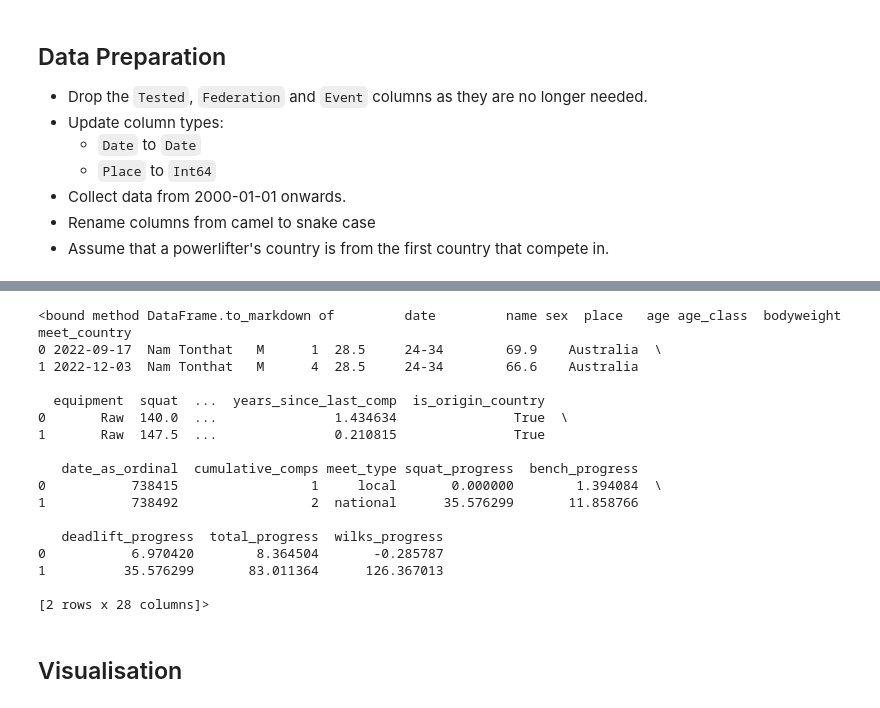
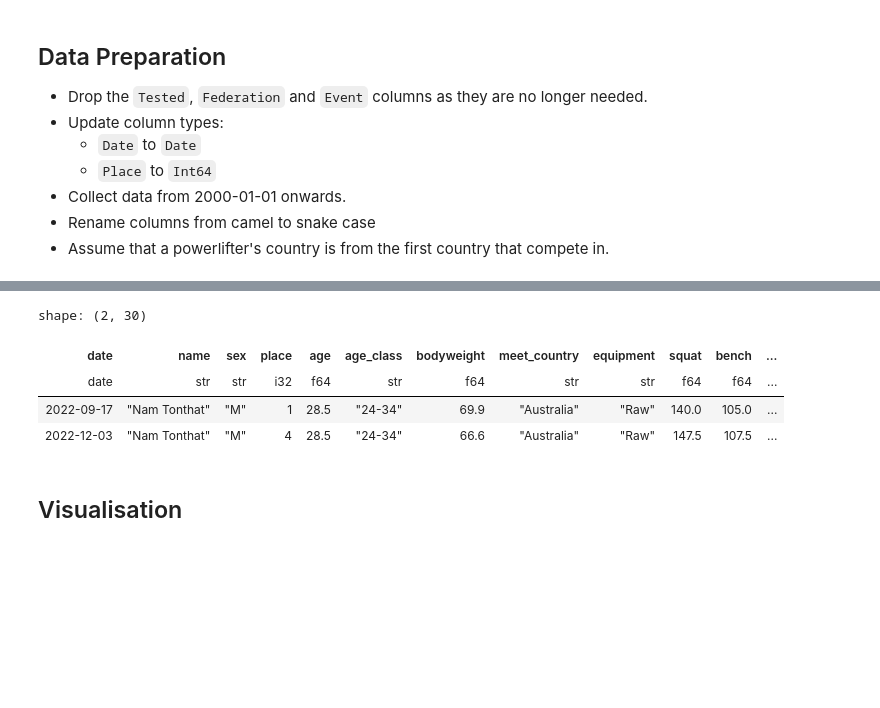
Before and after one commit to namtonthat/powerlifting-ml-progress, a Jupyter notebook: notebooks/etl.ipynb, the cells around one changed output, grey strips where cells are left out. Cells and saved outputs as stored; diff of their text form; code cells hidden in the pictures; blank space fills up the shorter version.

```diff
--- a/notebooks/etl.ipynb
+++ b/notebooks/etl.ipynb
@@ -166,24 +196,11 @@ fe_df = fe_df.with_columns(
 # %%
-jp_df = fe_df.filter(pl.col('name').is_in(["Nam Tonthat"]))
-jp_df.to_pandas().to_markdown
+fe_df.filter(pl.col('name').is_in(["Nam Tonthat"]))
 # %% [output]
-<bound method DataFrame.to_markdown of         date         name sex  place   age age_class  bodyweight meet_country
-0 2022-09-17  Nam Tonthat   M      1  28.5     24-34        69.9    Australia  \
-1 2022-12-03  Nam Tonthat   M      4  28.5     24-34        66.6    Australia
-
-  equipment  squat  ...  years_since_last_comp  is_origin_country
-0       Raw  140.0  ...               1.434634               True  \
-1       Raw  147.5  ...               0.210815               True
-
-   date_as_ordinal  cumulative_comps meet_type squat_progress  bench_progress
-0           738415                 1     local       0.000000        1.394084  \
-1           738492                 2  national      35.576299       11.858766
-
-   deadlift_progress  total_progress  wilks_progress
-0           6.970420        8.364504       -0.285787
-1          35.576299       83.011364      126.367013
-
-[2 rows x 28 columns]>
+shape: (2, 30)
+| date | name | sex | place | age | age_class | bodyweight | meet_country | equipment | squat | bench | ... |
+| date | str | str | i32 | f64 | str | f64 | str | str | f64 | f64 | ... |
+| 2022-09-17 | "Nam Tonthat" | "M" | 1 | 28.5 | "24-34" | 69.9 | "Australia" | "Raw" | 140.0 | 105.0 | ... |
+| 2022-12-03 | "Nam Tonthat" | "M" | 4 | 28.5 | "24-34" | 66.6 | "Australia" | "Raw" | 147.5 | 107.5 | ... |
 # %% [markdown]
 ## Visualisation
 # %%
```
Also changed, not shown: parts of 13 cells of this notebook.
